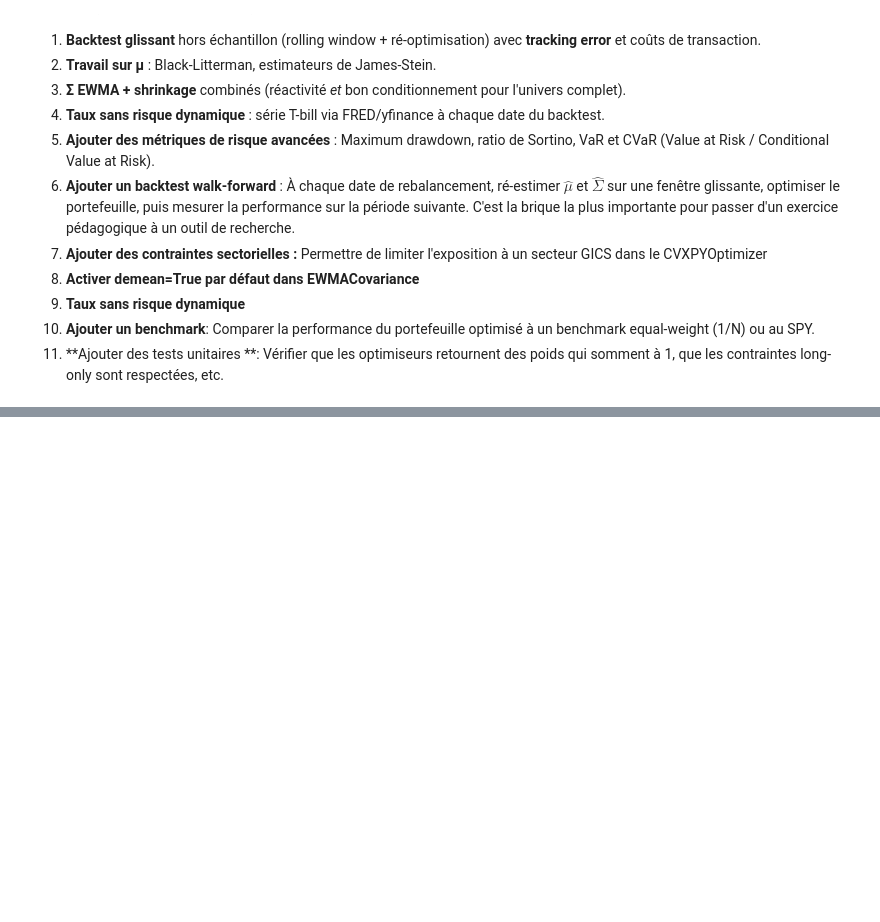
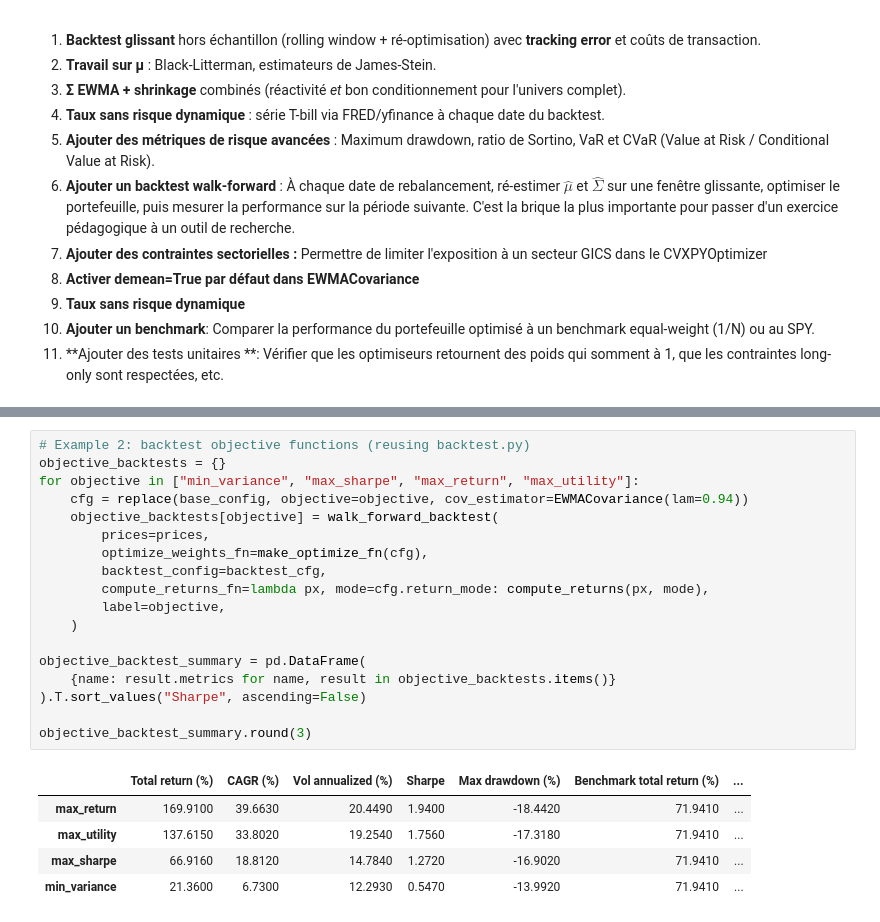
Before and after one commit to focapitain/ML4PM, a Jupyter notebook: markowitz_sp500_V2.ipynb, the cells around one changed output, grey strips where cells are left out. Drawn from its saved outputs; the diff is of its cells as text; blank space fills up the shorter version.

```diff
--- a/markowitz_sp500_V2.ipynb
+++ b/markowitz_sp500_V2.ipynb
@@ -1005,0 +1077,24 @@ toucher au reste — c'est ce qui rend le notebook benchmarkable.
+# %%
+# Example 2: backtest objective functions (reusing backtest.py)
+objective_backtests = {}
+for objective in ["min_variance", "max_sharpe", "max_return", "max_utility"]:
+    cfg = replace(base_config, objective=objective, cov_estimator=EWMACovariance(lam=0.94))
+    objective_backtests[objective] = walk_forward_backtest(
+        prices=prices,
+        optimize_weights_fn=make_optimize_fn(cfg),
+        backtest_config=backtest_cfg,
+        compute_returns_fn=lambda px, mode=cfg.return_mode: compute_returns(px, mode),
+        label=objective,
+    )
+
+objective_backtest_summary = pd.DataFrame(
+    {name: result.metrics for name, result in objective_backtests.items()}
+).T.sort_values("Sharpe", ascending=False)
+
+objective_backtest_summary.round(3)
+# %% [output]
+|  | Total return (%) | CAGR (%) | Vol annualized (%) | Sharpe | Max drawdown (%) | Benchmark total return (%) | ... |
+| max_return | 169.9100 | 39.6630 | 20.4490 | 1.9400 | -18.4420 | 71.9410 | ... |
+| max_utility | 137.6150 | 33.8020 | 19.2540 | 1.7560 | -17.3180 | 71.9410 | ... |
+| max_sharpe | 66.9160 | 18.8120 | 14.7840 | 1.2720 | -16.9020 | 71.9410 | ... |
+| min_variance | 21.3600 | 6.7300 | 12.2930 | 0.5470 | -13.9920 | 71.9410 | ... |
```
Also changed, not shown: parts of 12 cells of this notebook, 2 other files.
